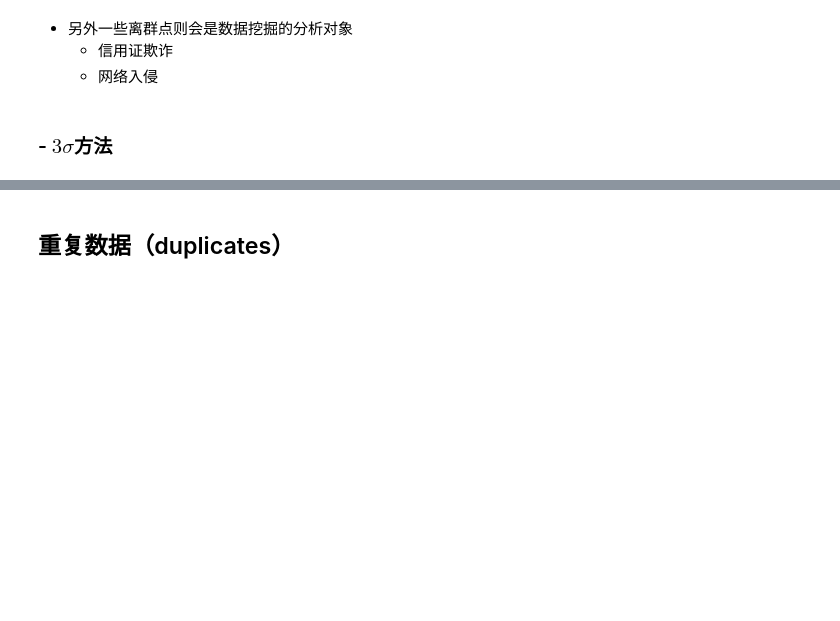
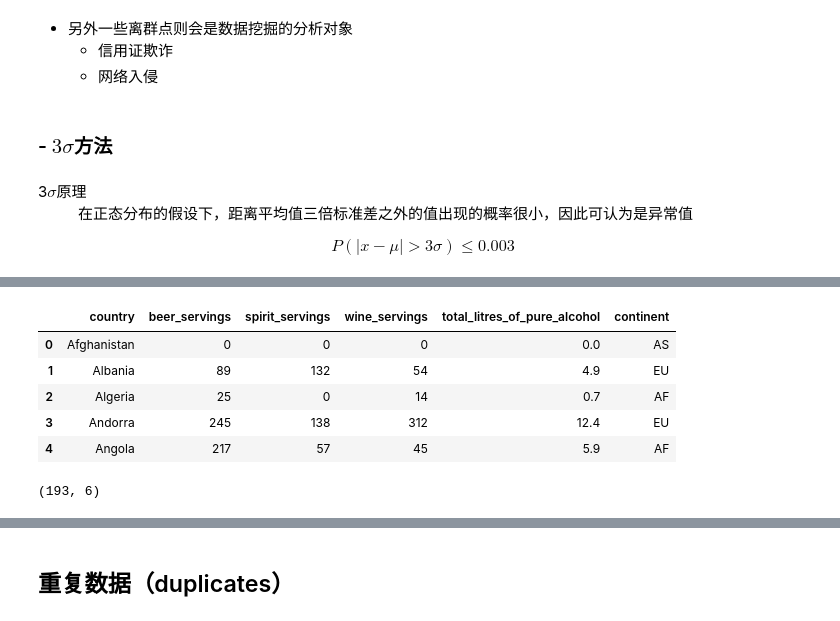
Before and after one commit to christinemu/biz-mining, a Jupyter notebook: DataExplore.ipynb, the cells around one changed output, grey strips where cells are left out. Drawn from its saved outputs; the diff is of its cells as text; code cells hidden in the pictures; blank space fills up the shorter version.

```diff
--- a/DataExplore.ipynb
+++ b/DataExplore.ipynb
@@ -1005,5 +1117,13 @@ DataFrame.interpolate(method='linear', axis=0, limit=None, inplace=False, limit_
     + 网络入侵
 # %% [markdown]
 ### - $3\sigma$方法
+# %% [markdown]
+<dl class="row alert-warning">
+    <dt class="com-md-4">3$\sigma$原理</dt>
+    <dd class="col-md-auto">在正态分布的假设下，距离平均值三倍标准差之外的值出现的概率很小，因此可认为是异常值</dd>
+</dl>
+$$
+P\left(\left|x-\mu\right|>3\sigma\right)\le 0.003
+$$
 # %% [markdown]
 <img src="./img/pandas/normalDist.png" width=50%>
@@ -1012,0 +1130,12 @@ DataFrame.interpolate(method='linear', axis=0, limit=None, inplace=False, limit_
+# %%
+drinkDf = pd.read_excel('./data/explore/drinks.xlsx')
+drinkDf.head()
+drinkDf.shape
+# %% [output]
+|  | country | beer_servings | spirit_servings | wine_servings | total_litres_of_pure_alcohol | continent |
+| 0 | Afghanistan | 0 | 0 | 0 | 0.0 | AS |
+| 1 | Albania | 89 | 132 | 54 | 4.9 | EU |
+| 2 | Algeria | 25 | 0 | 14 | 0.7 | AF |
+| 3 | Andorra | 245 | 138 | 312 | 12.4 | EU |
+| 4 | Angola | 217 | 57 | 45 | 5.9 | AF |
+(193, 6)
```
Also changed, not shown: parts of 75 cells of this notebook, 1 other file.
